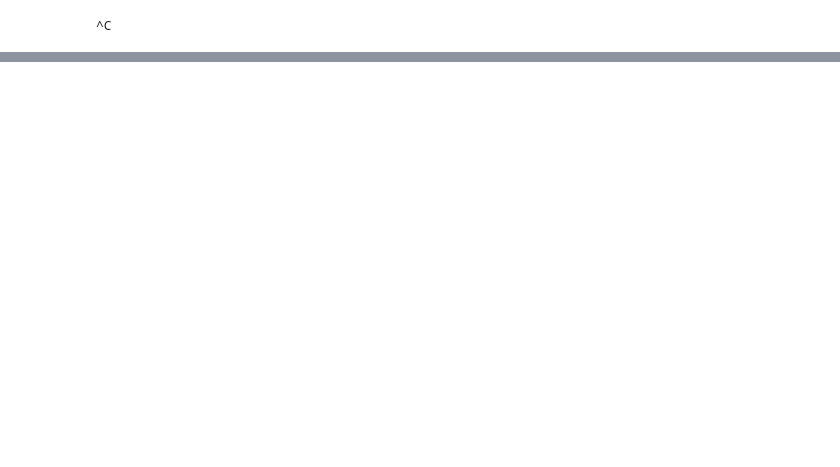
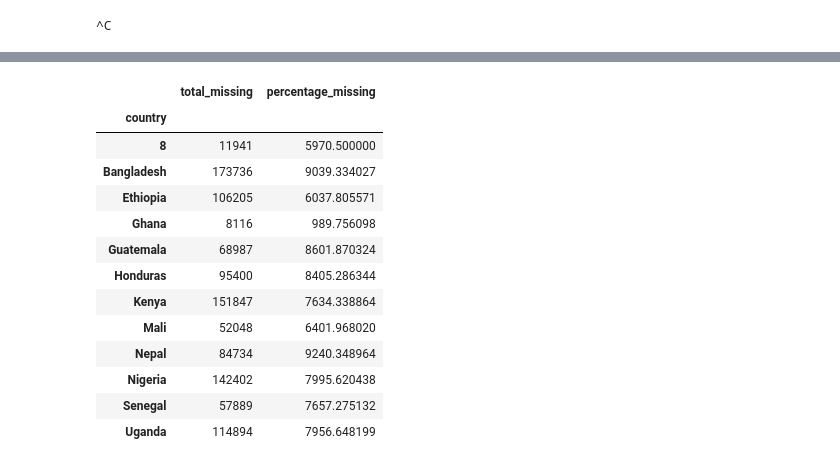
Before and after one commit to AdamPrzychodniPrivate/ml-poverty-prediction, a Jupyter notebook: pipeline/notebooks/2_EDA.ipynb, the cells around one changed output, grey strips where cells are left out. Drawn from its saved outputs; the diff is of its cells as text; code cells hidden in the pictures; blank space fills up the shorter version.

```diff
--- a/pipeline/notebooks/2_EDA.ipynb
+++ b/pipeline/notebooks/2_EDA.ipynb
@@ -415,0 +610,17 @@ missing_correlations(df)
+# %%
+count_missing_values_by_category(df, 'country')
+# %% [output]
+|  | total_missing | percentage_missing |
+| country |  |  |
+| 8 | 11941 | 5970.500000 |
+| Bangladesh | 173736 | 9039.334027 |
+| Ethiopia | 106205 | 6037.805571 |
+| Ghana | 8116 | 989.756098 |
+| Guatemala | 68987 | 8601.870324 |
+| Honduras | 95400 | 8405.286344 |
+| Kenya | 151847 | 7634.338864 |
+| Mali | 52048 | 6401.968020 |
+| Nepal | 84734 | 9240.348964 |
+| Nigeria | 142402 | 7995.620438 |
+| Senegal | 57889 | 7657.275132 |
+| Uganda | 114894 | 7956.648199 |
```
Also changed, not shown: parts of 17 cells of this notebook.
